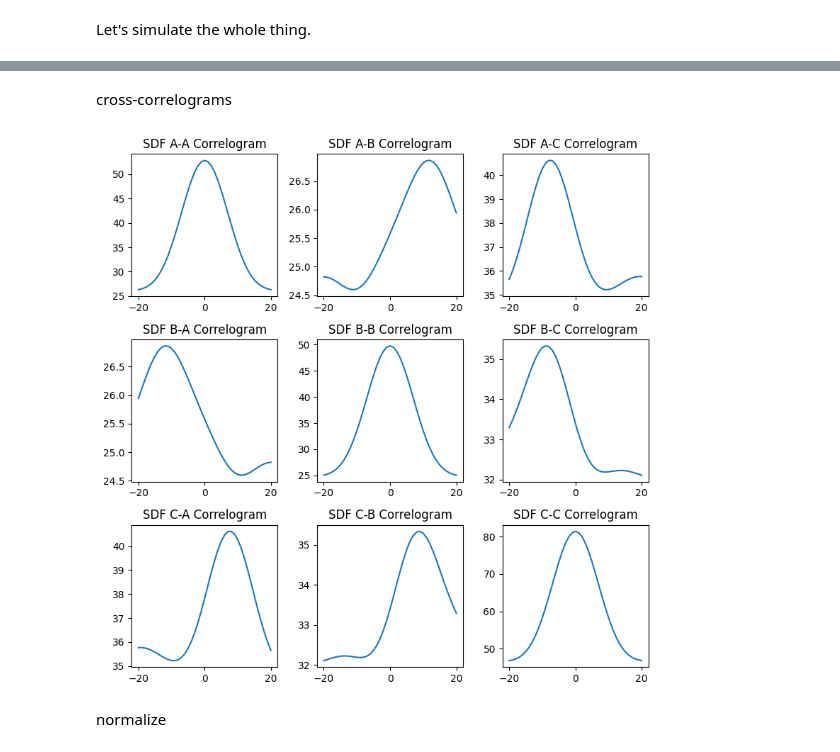
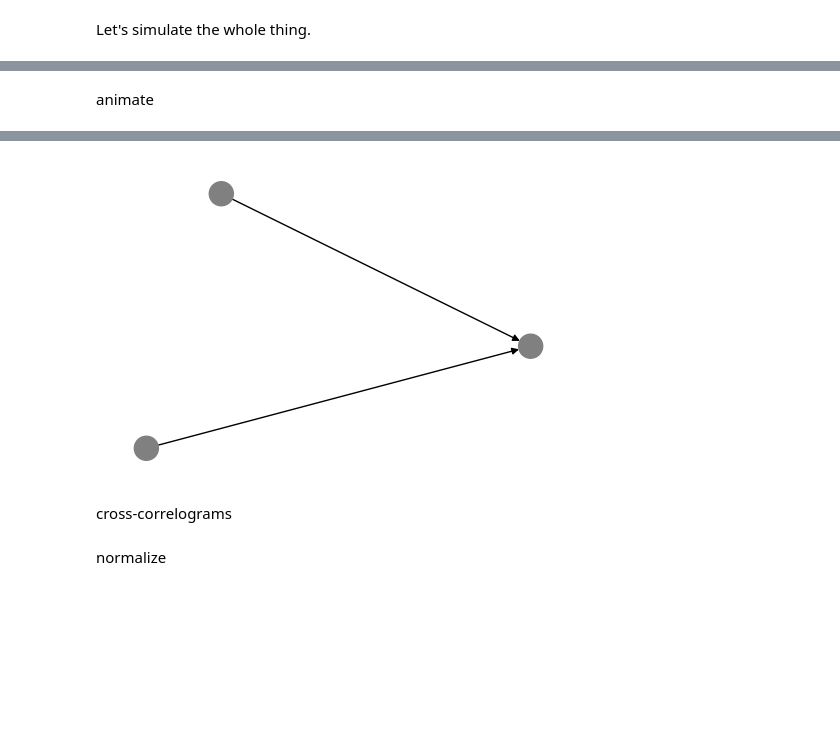
Before and after one commit to dralvima/IITmethods, a Jupyter notebook: Hebbian_3_neuron_model.ipynb, the cells around one changed output, grey strips where cells are left out. Cells and saved outputs as stored; diff of their text form; code cells hidden in the pictures; blank space fills up the shorter version.

```diff
--- a/Hebbian_3_neuron_model.ipynb
+++ b/Hebbian_3_neuron_model.ipynb
@@ -52,0 +53,46 @@ plt.show()
+# %% [markdown]
+animate
+# %%
+import numpy as np
+import matplotlib.pyplot as plt
+import matplotlib.animation as animation
+import networkx as nx
+from IPython.display import HTML
+
+# [Your existing simulation code here to generate activity_A, activity_B, activity_C]
+
+# Create a directed graph
+G = nx.DiGraph()
+G.add_node("Neuron A")
+G.add_node("Neuron B")
+G.add_node("Neuron C")
+G.add_edge("Neuron A", "Neuron C")
+G.add_edge("Neuron B", "Neuron C")
+pos = nx.spring_layout(G)  # or any other layout
+
+def update(num, G, pos, ax):
+    ax.clear()
+    colors = []
+    for node in G:
+        if node == "Neuron A" and activity_A[num]:
+            colors.append('red')  # Active color for A
+        elif node == "Neuron B" and activity_B[num]:
+            colors.append('blue')  # Active color for B
+        elif node == "Neuron C":
+            if activity_A[num] and activity_B[num]:
+                colors.append('purple')  # Combined color for A and B
+            elif activity_C[num]:
+                colors.append('green')  # Active color for C
+            else:
+                colors.append('gray')  # Inactive color for C
+        else:
+            colors.append('gray')  # Inactive color for A and B
+
+    nx.draw(G, pos, ax=ax, node_color=colors, with_labels=False)
+
+fig, ax = plt.subplots(figsize=(6, 4))
+ani = animation.FuncAnimation(fig, update, frames=total_time_ms, fargs=(G, pos, ax), interval=100)
+
+# Convert to HTML and display
+HTML(ani.to_html5_video())
+# %% [output]
@@ -53,3 +100,4 @@ plt.show()
+[figure, added]
 # %% [markdown]
 cross-correlograms
 # %%
@@ -58,7 +106,7 @@ import matplotlib.pyplot as plt
 from scipy.signal import correlate
 
 # Simulation parameters
-extended_total_time_ms = 10000  # Extended total simulation time in milliseconds
+extended_total_time_ms = 10000000  # Extended total simulation time in milliseconds
 prob_A_fires = 0.05  # Probability of neuron A firing spontaneously
 prob_B_fires = 0.05  # Probability of neuron B firing spontaneously
 prob_C_fires_spontaneously = 0.05  # Spontaneous firing probability for neuron C
@@ -139,36 +187,6 @@ limited_lags_sdf_BC, limited_corr_sdf_BC = limit_plot_range(lags_sdf_BC, corr_sd
 limited_lags_sdf_BA, limited_corr_sdf_BA = limit_plot_range(lags_sdf_BA, corr_sdf_BA)
 limited_lags_sdf_CA, limited_corr_sdf_CA = limit_plot_range(lags_sdf_CA, corr_sdf_CA)
 limited_lags_sdf_CB, limited_corr_sdf_CB = limit_plot_range(lags_sdf_CB, corr_sdf_CB)
-
-# Re-plotting the adjusted correlograms with limited range
-fig, axs = plt.subplots(3, 3, figsize=(8, 8))
-
-# Plot each correlogram with limited range
-axs[0, 0].plot(limited_lags_sdf_AA, limited_corr_sdf_AA)
-axs[0, 0].set_title("SDF A-A Correlogram")
-axs[0, 1].plot(limited_lags_sdf_AB, limited_corr_sdf_AB)
-axs[0, 1].set_title("SDF A-B Correlogram")
-axs[0, 2].plot(limited_lags_sdf_AC, limited_corr_sdf_AC)
-axs[0, 2].set_title("SDF A-C Correlogram")
-
-axs[1, 0].plot(limited_lags_sdf_BA, limited_corr_sdf_BA)
-axs[1, 0].set_title("SDF B-A Correlogram")
-axs[1, 1].plot(limited_lags_sdf_BB, limited_corr_sdf_BB)
-axs[1, 1].set_title("SDF B-B Correlogram")
-axs[1, 2].plot(limited_lags_sdf_BC, limited_corr_sdf_BC)
-axs[1, 2].set_title("SDF B-C Correlogram")
-
-axs[2, 0].plot(limited_lags_sdf_CA, limited_corr_sdf_CA)
-axs[2, 0].set_title("SDF C-A Correlogram")
-axs[2, 1].plot(limited_lags_sdf_CB, limited_corr_sdf_CB)
-axs[2, 1].set_title("SDF C-B Correlogram")
-axs[2, 2].plot(limited_lags_sdf_CC, limited_corr_sdf_CC)
-axs[2, 2].set_title("SDF C-C Correlogram")
-
-plt.tight_layout()
-plt.show()
-# %% [output]
-[figure, removed]
 # %% [markdown]
 normalize
 # %%
```
Also changed, not shown: parts of 3 cells of this notebook.
